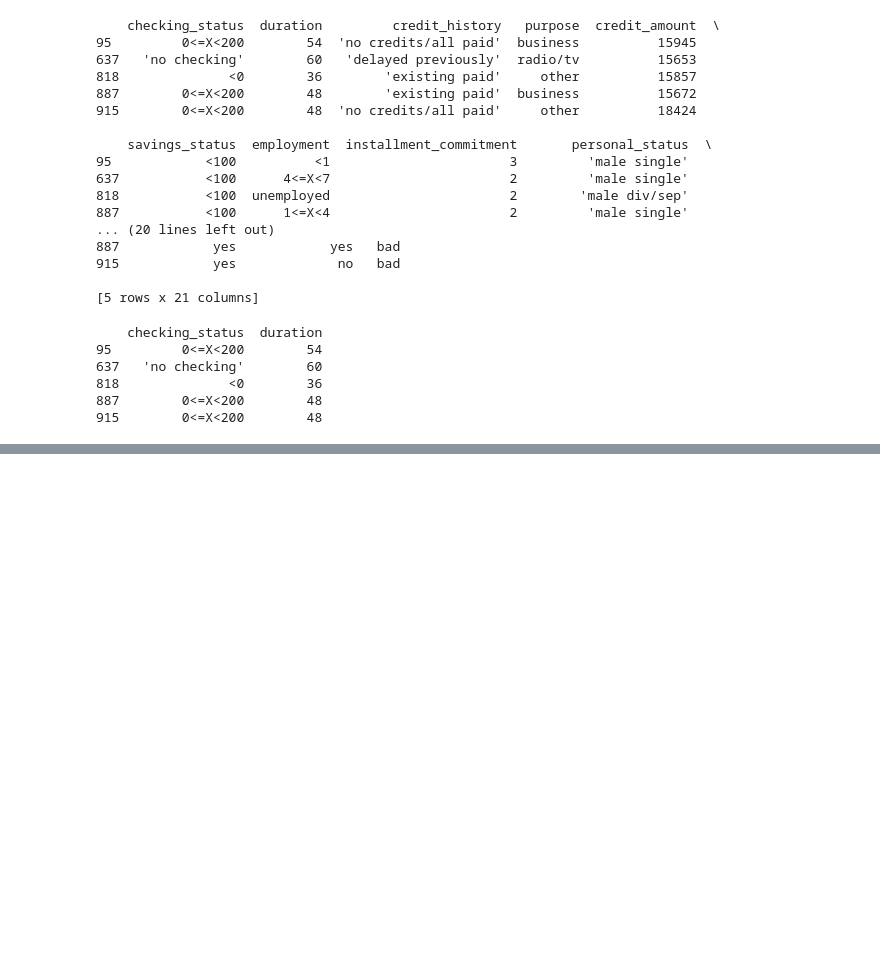
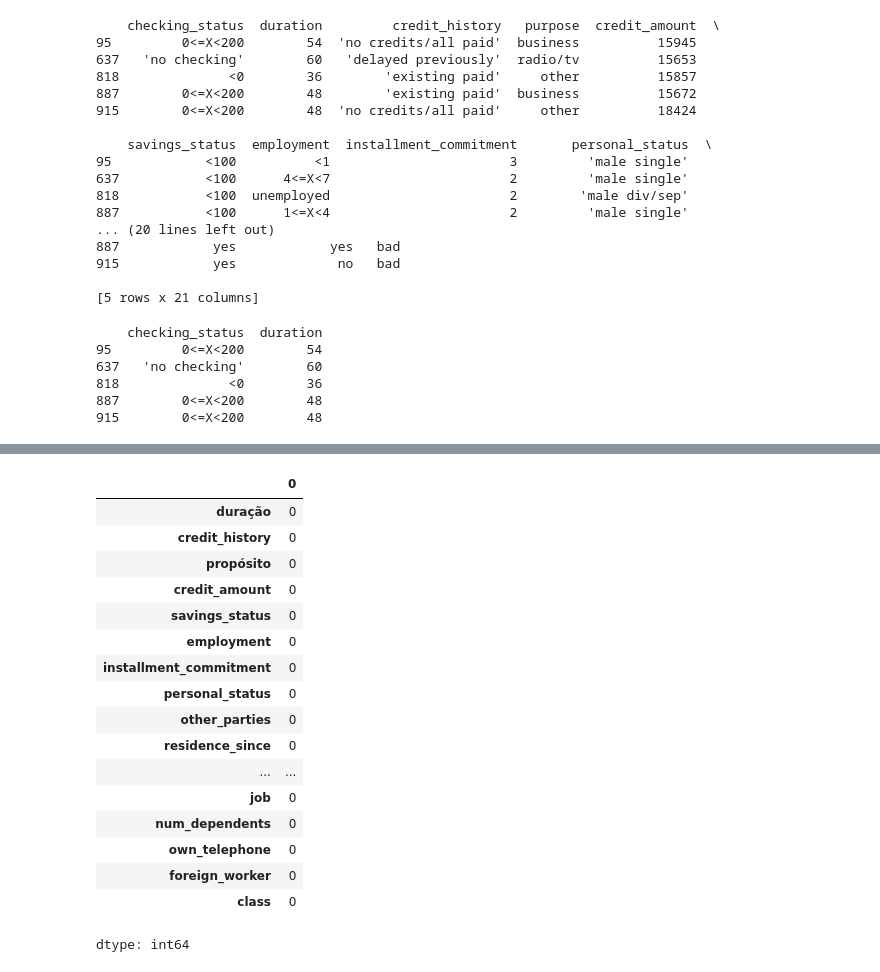
Before and after one commit to oliveiraprg/formacao-cientista-de-dados, a Jupyter notebook: Prática em Python/pandas.ipynb, the cells around one changed output, grey strips where cells are left out. Drawn from its saved outputs; the diff is of its cells as text; code cells hidden in the pictures; blank space fills up the shorter version.

```diff
--- a/Prática em Python/pandas.ipynb
+++ b/Prática em Python/pandas.ipynb
@@ -147,0 +272,22 @@ print(credito3)
+# %%
+#verificar dados nulos
+dados.isnull().sum()
+# %% [output]
+|  | 0 |
+| duração | 0 |
+| credit_history | 0 |
+| propósito | 0 |
+| credit_amount | 0 |
+| savings_status | 0 |
+| employment | 0 |
+| installment_commitment | 0 |
+| personal_status | 0 |
+| other_parties | 0 |
+| residence_since | 0 |
+| ... | ... |
+| job | 0 |
+| num_dependents | 0 |
+| own_telephone | 0 |
+| foreign_worker | 0 |
+| class | 0 |
+dtype: int64
```
Also changed, not shown: parts of 14 cells of this notebook, 1 other file.
